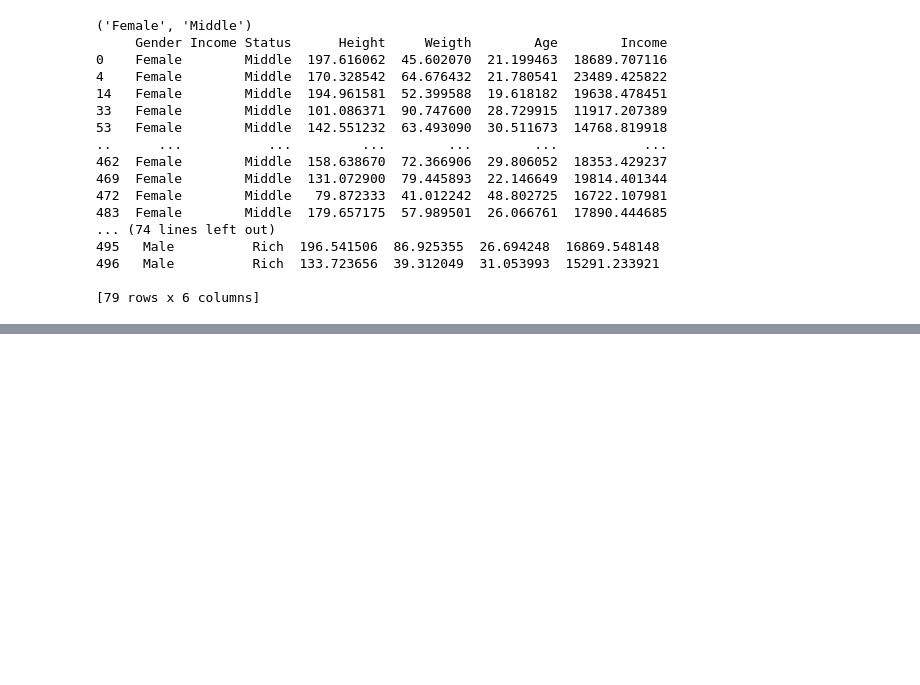
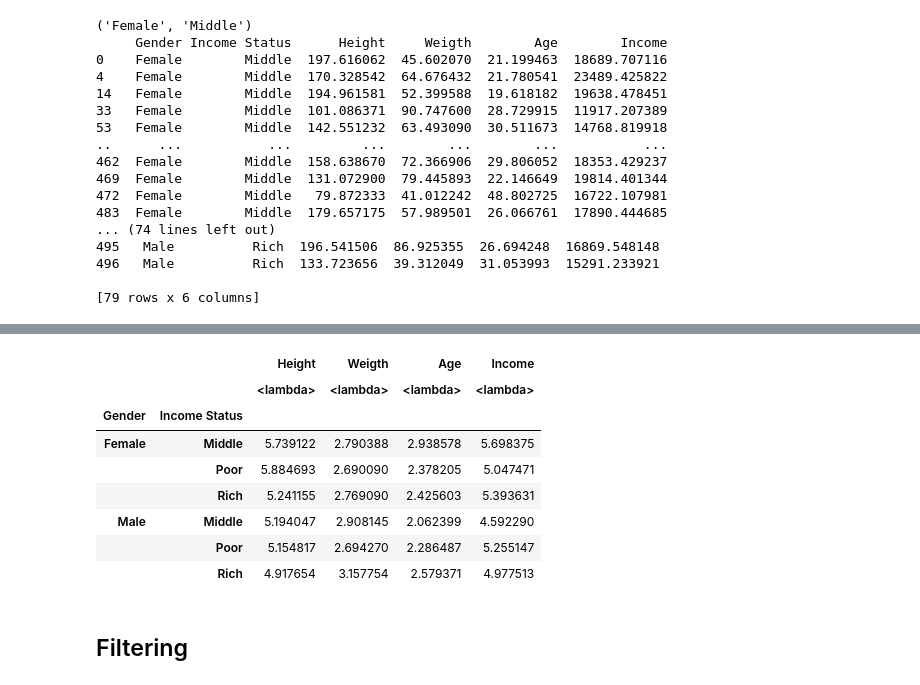
Before and after one commit to nil-andreu/machinelearningcourse, a Jupyter notebook: Part 6; Data Cleaning - Data Agrupation.ipynb, the cells around one changed output, grey strips where cells are left out. Cells and saved outputs as stored; diff of their text form; code cells hidden in the pictures; blank space fills up the shorter version.

Commit message:
Filtering

```diff
--- a/Part 6; Data Cleaning - Data Agrupation.ipynb
+++ b/Part 6; Data Cleaning - Data Agrupation.ipynb
@@ -94,0 +177,15 @@ for names, groups in double_grouped:
+# %%
+#If we want to apply this lambda to every coulmn of each group
+double_grouped.aggregate([lambda x: (np.mean(x)/np.std(x))])
+# %% [output]
+|  |  | Height | Weigth | Age | Income |
+|  |  | <lambda> | <lambda> | <lambda> | <lambda> |
+| Gender | Income Status |  |  |  |  |
+| Female | Middle | 5.739122 | 2.790388 | 2.938578 | 5.698375 |
+|  | Poor | 5.884693 | 2.690090 | 2.378205 | 5.047471 |
+|  | Rich | 5.241155 | 2.769090 | 2.425603 | 5.393631 |
+| Male | Middle | 5.194047 | 2.908145 | 2.062399 | 4.592290 |
+|  | Poor | 5.154817 | 2.694270 | 2.286487 | 5.255147 |
+|  | Rich | 4.917654 | 3.157754 | 2.579371 | 4.977513 |
+# %% [markdown]
+## Filtering
```
Also changed, not shown: parts of 9 cells of this notebook.
